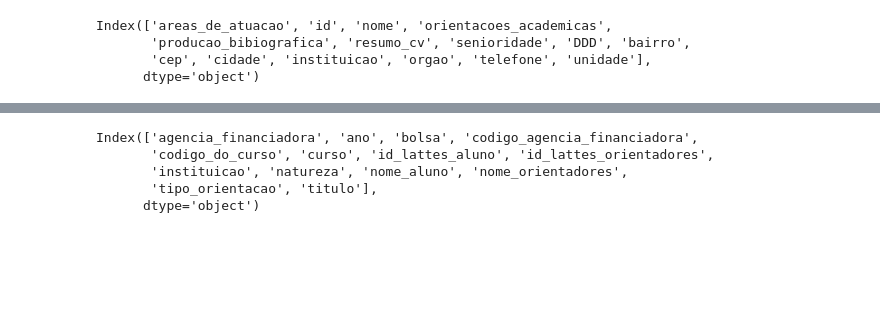
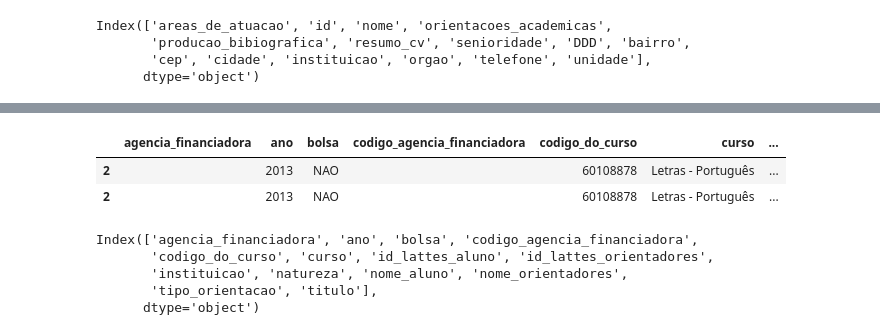
Before and after one commit to wagneralbjr/Tratamento-Perfis-UnB, a Jupyter notebook: Trata Base e-lattes.ipynb, the cells around one changed output, grey strips where cells are left out. Cells and saved outputs as stored; diff of their text form; code cells hidden in the pictures; blank space fills up the shorter version.

```diff
--- a/Trata Base e-lattes.ipynb
+++ b/Trata Base e-lattes.ipynb
@@ -124,3 +191,13 @@ prod_cientifica = pd.concat(_result)
+# %%
+teste = {'natureza': 'INICIACAO_CIENTIFICA', 'titulo': 'Nós ou a gente, eis a questão', 'ano': '2013', 'id_lattes_aluno': '', 'nome_aluno': 'Wellington Souto Pereira', 'instituicao': 'Universidade de Brasília', 'curso': 'Letras - Português', 'codigo_do_curso': '60108878', 'bolsa': 'NAO', 'agencia_financiadora': '', 'codigo_agencia_financiadora': '', 'nome_orientadores': ['Ulisdete Rodrigues de Souza Rodrigues', 'Ulisdete Rodrigues de Souza Rodrigues'], 'id_lattes_orientadores': ['0222043347947577', '0222043347947577'], 'tipo_orientacao': 'OUTRAS_ORIENTACOES_CONCLUIDAS'}
+
+a = pd.DataFrame(teste)
+a.index = [2 for _ in range(len(a.index))]
+a
+# %% [output]
+|  | agencia_financiadora | ano | bolsa | codigo_agencia_financiadora | codigo_do_curso | curso | ... |
+| 2 |  | 2013 | NAO |  | 60108878 | Letras - Português | ... |
+| 2 |  | 2013 | NAO |  | 60108878 | Letras - Português | ... |
 # %%
 prod_cientifica.columns
 # %% [output]
```
Also changed, not shown: parts of 10 cells of this notebook.
